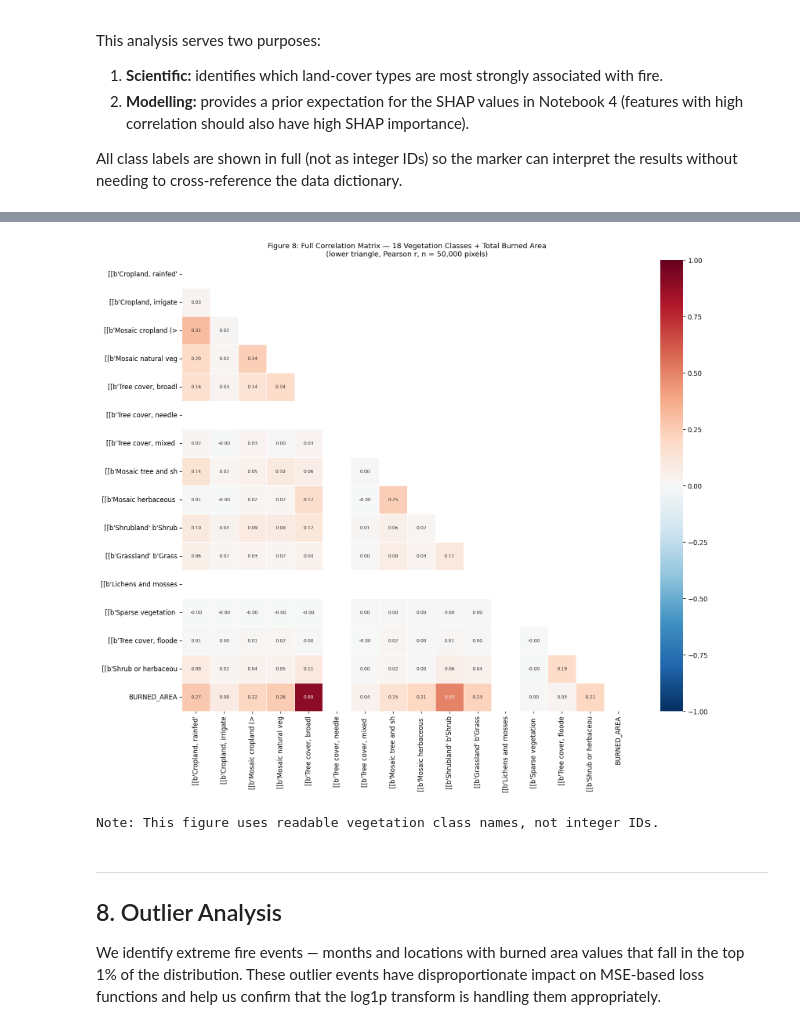
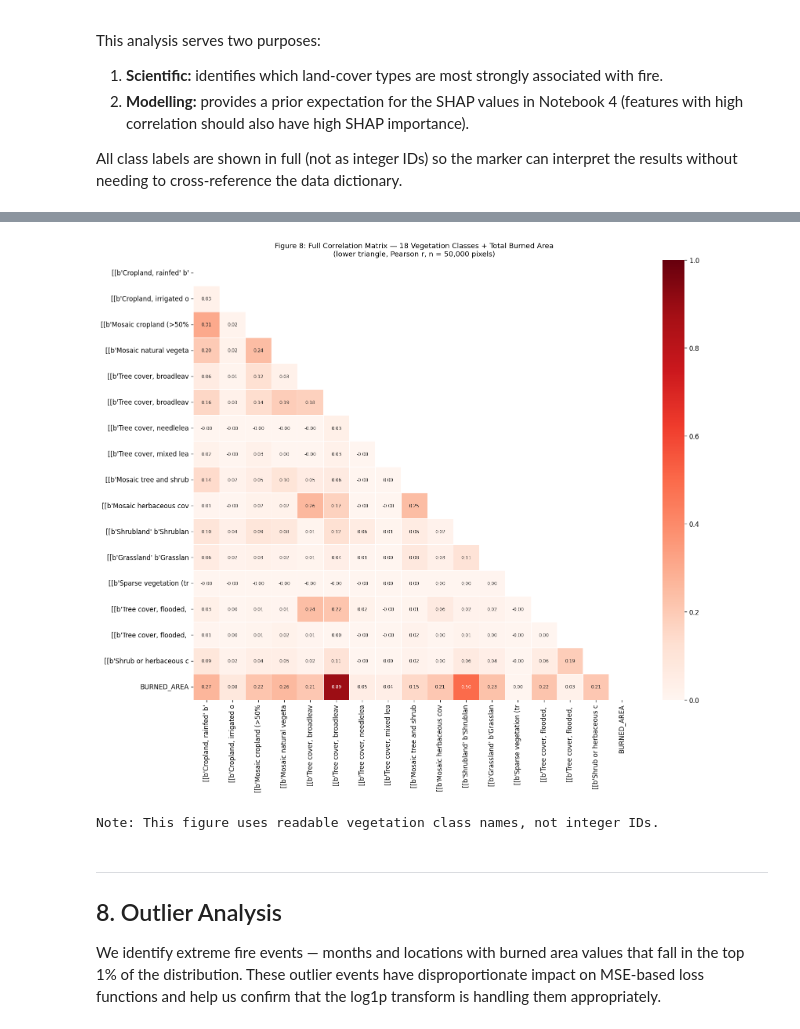
Before and after one commit to IshaqueAli25/Sustainable-Wildfire-Prediction-AI, a Jupyter notebook: 2_Exploratory_Data_Analysis.ipynb, the cells around one changed output, grey strips where cells are left out. Saved outputs shown, nothing was run; the diff lists cells and outputs as text; code cells hidden in the pictures.

```diff
--- a/2_Exploratory_Data_Analysis.ipynb
+++ b/2_Exploratory_Data_Analysis.ipynb
@@ -76,9 +76,14 @@ for i in range(len(veg_ids)):
 
     veg_labels[vid] = label
 
-# Short labels for plots (first 22 chars to keep axes readable)
-veg_short = {vid: name[:22] for vid, name in veg_labels.items()}
+# Wherever veg_short is created, e.g.:
+#veg_short = {int(vid): str(name) for vid, name in zip(veg_ids, veg_names)}
 
+# Change to:
+veg_short = {
+    int(vid): name.decode() if isinstance(name, bytes) else str(name)
+    for vid, name in zip(veg_ids, veg_names)
+}
 print(f"Successfully decoded {len(veg_labels)} vegetation class labels.")
 
 print(f'Training set loaded: {len(train_ds.time)} months x {len(train_ds.lat)} lat x {len(train_ds.lon)} lon')
@@ -528,36 +548,43 @@ Bottom 5 least correlated:
 feature_dict = {}
 for vid in veg_ids:
     veg_arr = train_ds['burned_area_in_vegetation_class'].sel(vegetation_class=vid).values.flatten()
     veg_valid = veg_arr[valid_mask]
     veg_sample = veg_valid[sample_idx]
     veg_sample = np.where(np.isnan(veg_sample), 0, veg_sample)
     feature_dict[veg_short[int(vid)]] = veg_sample
 
 feature_dict['BURNED_AREA'] = ba_sample
 df_corr = pd.DataFrame(feature_dict)
-
+# After building df_corr, clean up column names
+df_corr.columns = [c[:25] if len(c) > 25 else c for c in df_corr.columns]
+# Drop columns and rows where everything is 0 or NaN
+df_corr = df_corr.loc[:, (df_corr != 0).any(axis=0)]
+corr_matrix = df_corr.corr()
+mask = np.triu(np.ones_like(corr_matrix, dtype=bool))
 fig, ax = plt.subplots(figsize=(14, 12))
 corr_matrix = df_corr.corr()
 mask = np.triu(np.ones_like(corr_matrix, dtype=bool))  # Show lower triangle only
 sns.heatmap(
     corr_matrix,
     mask=mask,
     annot=True, fmt='.2f', annot_kws={'size': 7},
-    cmap='RdBu_r', center=0, vmin=-1, vmax=1,
+    cmap='Reds',      # Use a sequential red palette
+    vmin=0, vmax=1,   # Forces the scale from 0 to 1.0
     linewidths=0.3,
     ax=ax
 )
+
 ax.set_title(
     'Figure 8: Full Correlation Matrix — 18 Vegetation Classes + Total Burned Area\n'
     '(lower triangle, Pearson r, n = 50,000 pixels)',
     fontsize=11
 )
 plt.tight_layout()
 plt.savefig(os.path.join(FIG_PATH, 'fig8_correlation_heatmap.png'), dpi=150, bbox_inches='tight')
 plt.show()
 print('Note: This figure uses readable vegetation class names, not integer IDs.')
 # %% [output]
-[figure, old version]
+[figure, new version]
 Note: This figure uses readable vegetation class names, not integer IDs.
 # %% [markdown]
 ---
```
Also changed, not shown: parts of 2 cells of this notebook, 7 other files.
